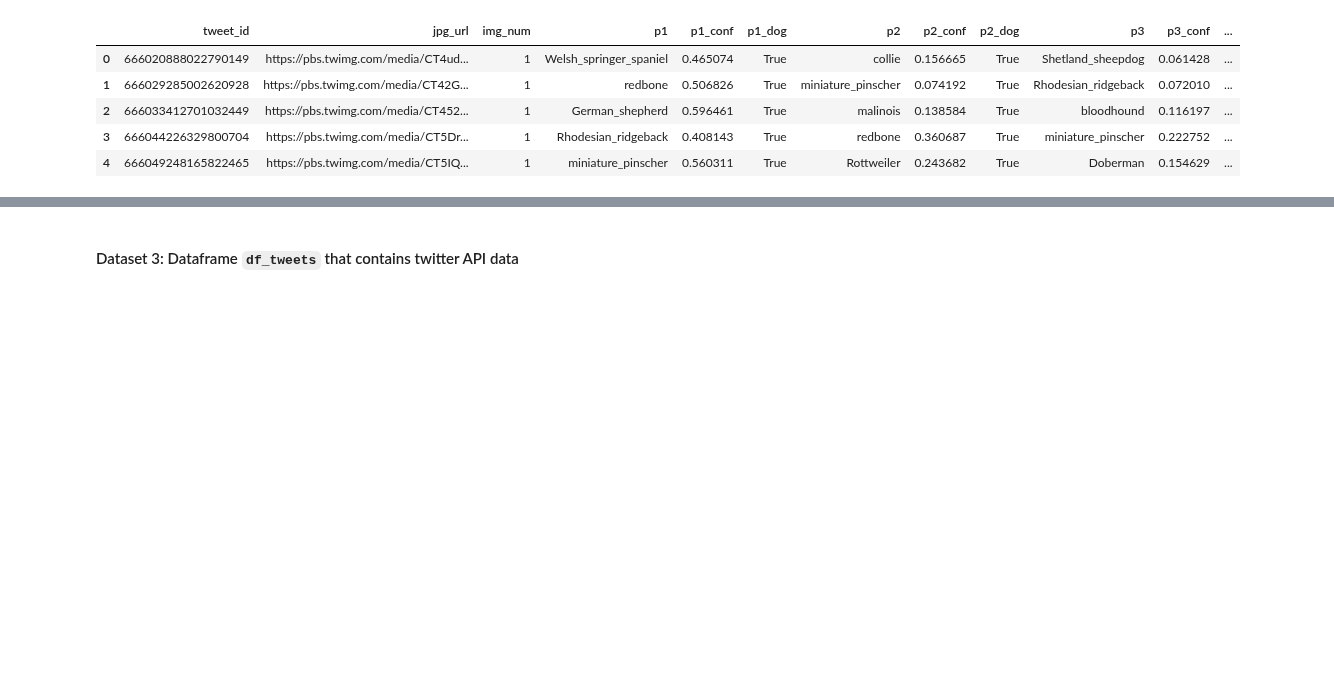
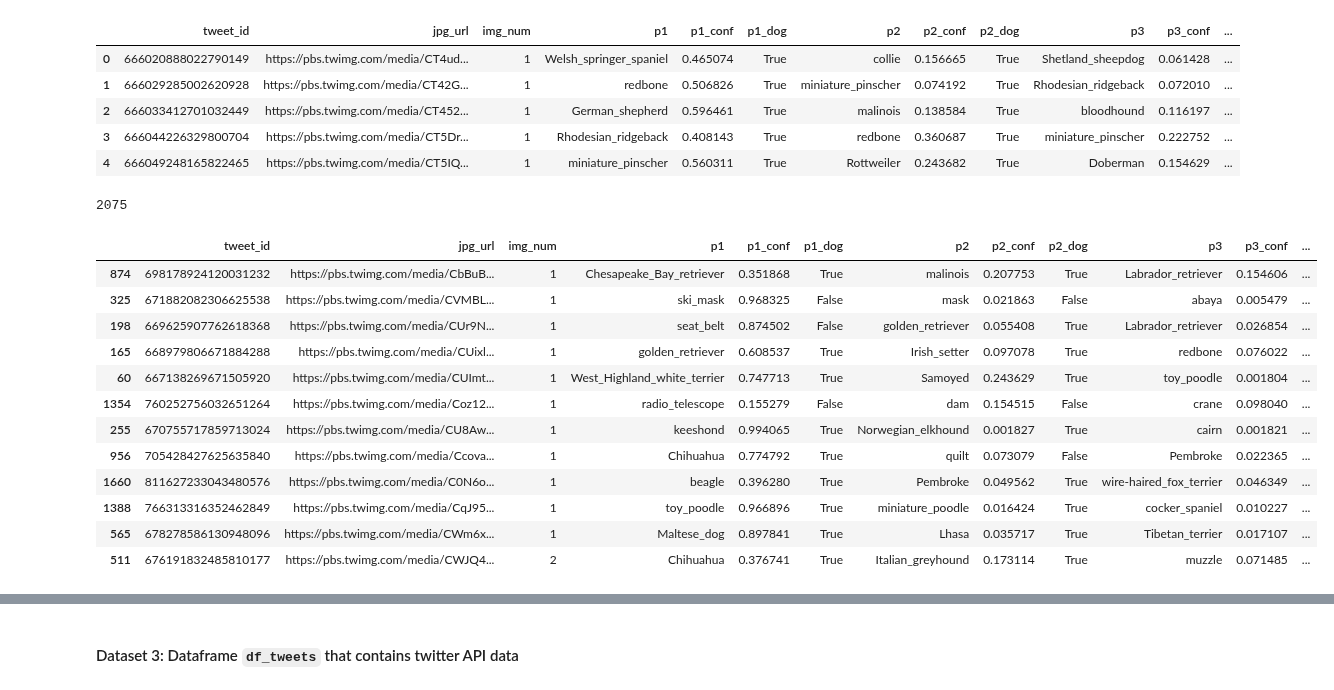
Before and after one commit to brk-a/alx-t-data-analyst, a Jupyter notebook: 0x01-project_2_wrangle_and_analyse_data/wrangle_act.ipynb, the cells around one changed output, grey strips where cells are left out. Cells and saved outputs as stored; diff of their text form; code cells hidden in the pictures; blank space fills up the shorter version.

```diff
--- a/0x01-project_2_wrangle_and_analyse_data/wrangle_act.ipynb
+++ b/0x01-project_2_wrangle_and_analyse_data/wrangle_act.ipynb
@@ -351,3 +373,23 @@ img_predictions.head()
 | 2 | 666033412701032449 | https://pbs.twimg.com/media/CT452... | 1 | German_shepherd | 0.596461 | True | malinois | 0.138584 | True | bloodhound | 0.116197 | ... |
 | 3 | 666044226329800704 | https://pbs.twimg.com/media/CT5Dr... | 1 | Rhodesian_ridgeback | 0.408143 | True | redbone | 0.360687 | True | miniature_pinscher | 0.222752 | ... |
 | 4 | 666049248165822465 | https://pbs.twimg.com/media/CT5IQ... | 1 | miniature_pinscher | 0.560311 | True | Rottweiler | 0.243682 | True | Doberman | 0.154629 | ... |
+# %%
+img_predictions.tweet_id.nunique()
+# %% [output]
+2075
+# %%
+img_predictions.sample(randint(5, 15))
+# %% [output]
+|  | tweet_id | jpg_url | img_num | p1 | p1_conf | p1_dog | p2 | p2_conf | p2_dog | p3 | p3_conf | ... |
+| 874 | 698178924120031232 | https://pbs.twimg.com/media/CbBuB... | 1 | Chesapeake_Bay_retriever | 0.351868 | True | malinois | 0.207753 | True | Labrador_retriever | 0.154606 | ... |
+| 325 | 671882082306625538 | https://pbs.twimg.com/media/CVMBL... | 1 | ski_mask | 0.968325 | False | mask | 0.021863 | False | abaya | 0.005479 | ... |
+| 198 | 669625907762618368 | https://pbs.twimg.com/media/CUr9N... | 1 | seat_belt | 0.874502 | False | golden_retriever | 0.055408 | True | Labrador_retriever | 0.026854 | ... |
+| 165 | 668979806671884288 | https://pbs.twimg.com/media/CUixl... | 1 | golden_retriever | 0.608537 | True | Irish_setter | 0.097078 | True | redbone | 0.076022 | ... |
+| 60 | 667138269671505920 | https://pbs.twimg.com/media/CUImt... | 1 | West_Highland_white_terrier | 0.747713 | True | Samoyed | 0.243629 | True | toy_poodle | 0.001804 | ... |
+| 1354 | 760252756032651264 | https://pbs.twimg.com/media/Coz12... | 1 | radio_telescope | 0.155279 | False | dam | 0.154515 | False | crane | 0.098040 | ... |
+| 255 | 670755717859713024 | https://pbs.twimg.com/media/CU8Aw... | 1 | keeshond | 0.994065 | True | Norwegian_elkhound | 0.001827 | True | cairn | 0.001821 | ... |
+| 956 | 705428427625635840 | https://pbs.twimg.com/media/Ccova... | 1 | Chihuahua | 0.774792 | True | quilt | 0.073079 | False | Pembroke | 0.022365 | ... |
+| 1660 | 811627233043480576 | https://pbs.twimg.com/media/C0N6o... | 1 | beagle | 0.396280 | True | Pembroke | 0.049562 | True | wire-haired_fox_terrier | 0.046349 | ... |
+| 1388 | 766313316352462849 | https://pbs.twimg.com/media/CqJ95... | 1 | toy_poodle | 0.966896 | True | miniature_poodle | 0.016424 | True | cocker_spaniel | 0.010227 | ... |
+| 565 | 678278586130948096 | https://pbs.twimg.com/media/CWm6x... | 1 | Maltese_dog | 0.897841 | True | Lhasa | 0.035717 | True | Tibetan_terrier | 0.017107 | ... |
+| 511 | 676191832485810177 | https://pbs.twimg.com/media/CWJQ4... | 2 | Chihuahua | 0.376741 | True | Italian_greyhound | 0.173114 | True | muzzle | 0.071485 | ... |
```
Also changed, not shown: parts of 14 cells of this notebook, 1 other file.
